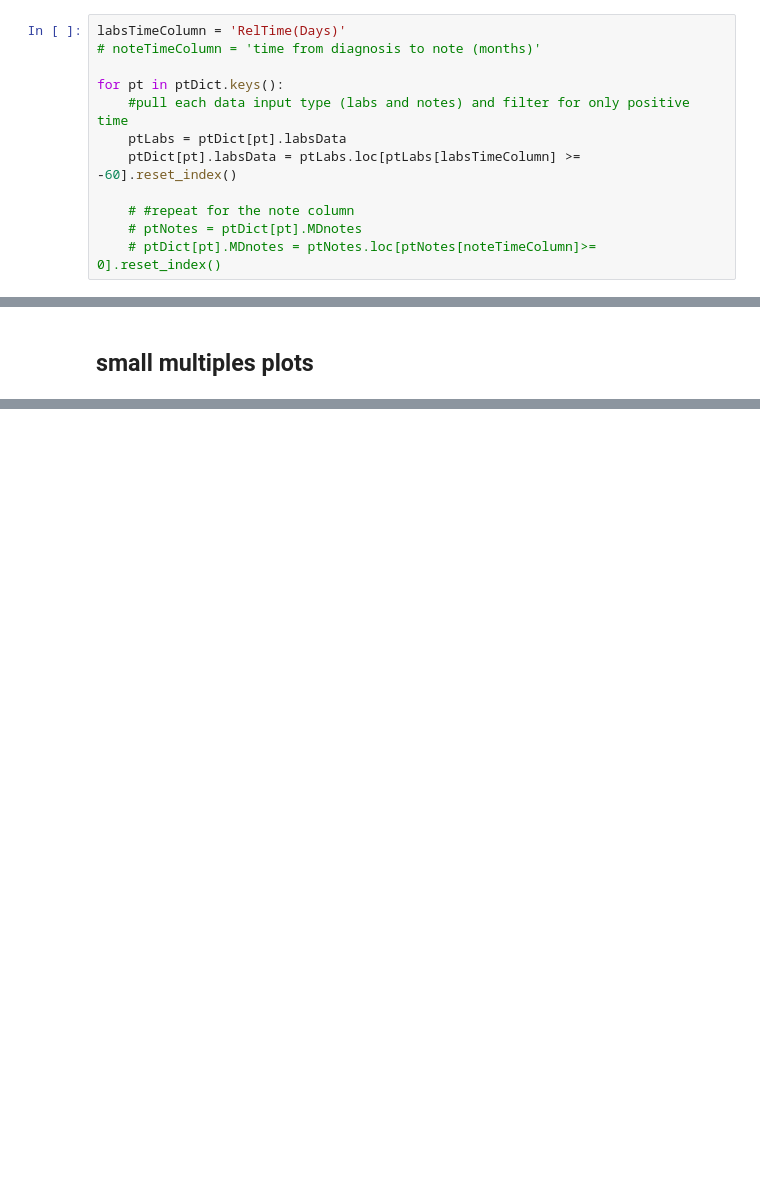
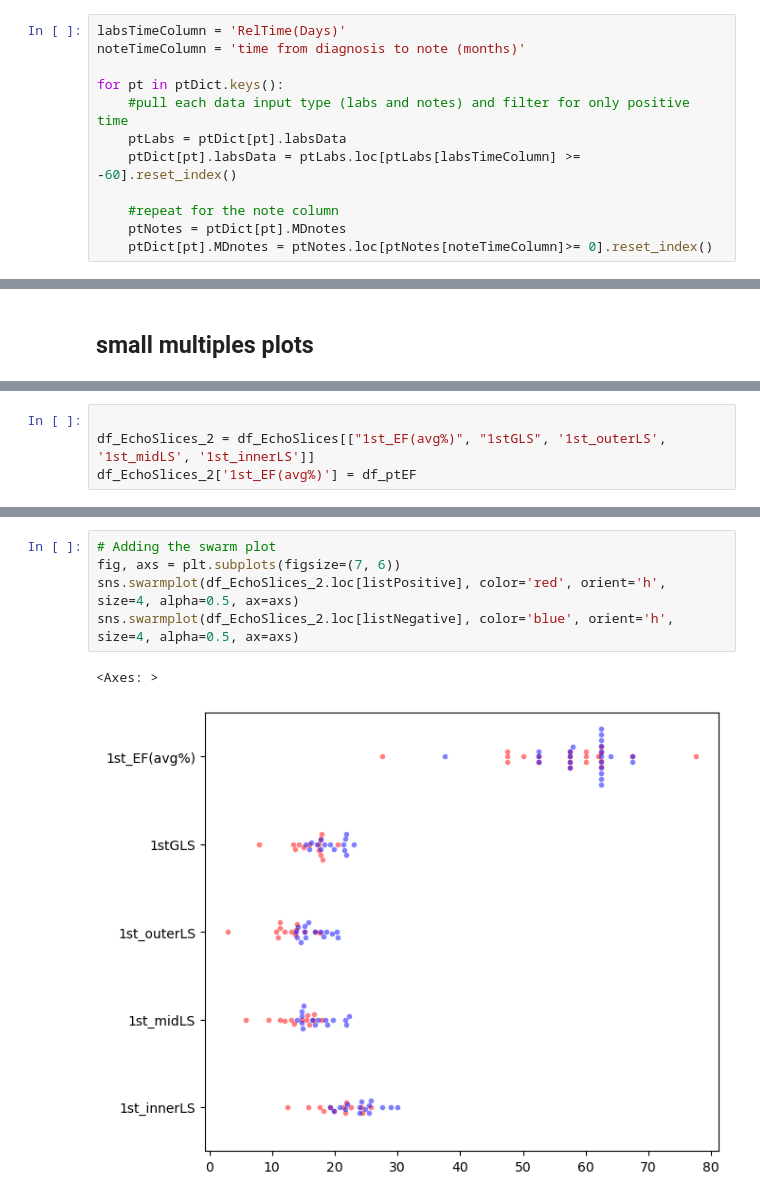
Before and after one commit to BisonCremer/cardiac-amyloidosis, a Jupyter notebook: 040_Mistic_2025/processing_data/StatsVisuals_2025-05-07.ipynb, the cells around one changed output, grey strips where cells are left out. Saved outputs shown, nothing was run; the diff lists cells and outputs as text; blank space fills up the shorter version.

```diff
--- a/040_Mistic_2025/processing_data/StatsVisuals_2025-05-07.ipynb
+++ b/040_Mistic_2025/processing_data/StatsVisuals_2025-05-07.ipynb
@@ -122,16 +122,16 @@ for pt in listOther:
 ## trim time to no later than 60 days before diagnosis
 # %%
 labsTimeColumn = 'RelTime(Days)'
-# noteTimeColumn = 'time from diagnosis to note (months)'
+noteTimeColumn = 'time from diagnosis to note (months)'
 
 for pt in ptDict.keys():
     #pull each data input type (labs and notes) and filter for only positive time
     ptLabs = ptDict[pt].labsData
     ptDict[pt].labsData = ptLabs.loc[ptLabs[labsTimeColumn] >= -60].reset_index()
 
-    # #repeat for the note column
-    # ptNotes = ptDict[pt].MDnotes
-    # ptDict[pt].MDnotes = ptNotes.loc[ptNotes[noteTimeColumn]>= 0].reset_index()
+    #repeat for the note column
+    ptNotes = ptDict[pt].MDnotes
+    ptDict[pt].MDnotes = ptNotes.loc[ptNotes[noteTimeColumn]>= 0].reset_index()
 # %% [markdown]
 ## list of labs
 # %%
@@ -360,0 +439,4 @@ for graph in dict_graph_column_groups.keys():
+# %%
+
+df_EchoSlices_2 = df_EchoSlices[["1st_EF(avg%)", "1stGLS", '1st_outerLS', '1st_midLS', '1st_innerLS']]
+df_EchoSlices_2['1st_EF(avg%)'] = df_ptEF
@@ -360,0 +489,8 @@ for graph in dict_graph_column_groups.keys():
+# %%
+# Adding the swarm plot
+fig, axs = plt.subplots(figsize=(7, 6))
+sns.swarmplot(df_EchoSlices_2.loc[listPositive], color='red', orient='h', size=4, alpha=0.5, ax=axs)
+sns.swarmplot(df_EchoSlices_2.loc[listNegative], color='blue', orient='h', size=4, alpha=0.5, ax=axs)
+# %% [output]
+<Axes: >
+[figure, added]
```
Also changed, not shown: parts of 19 cells of this notebook.
